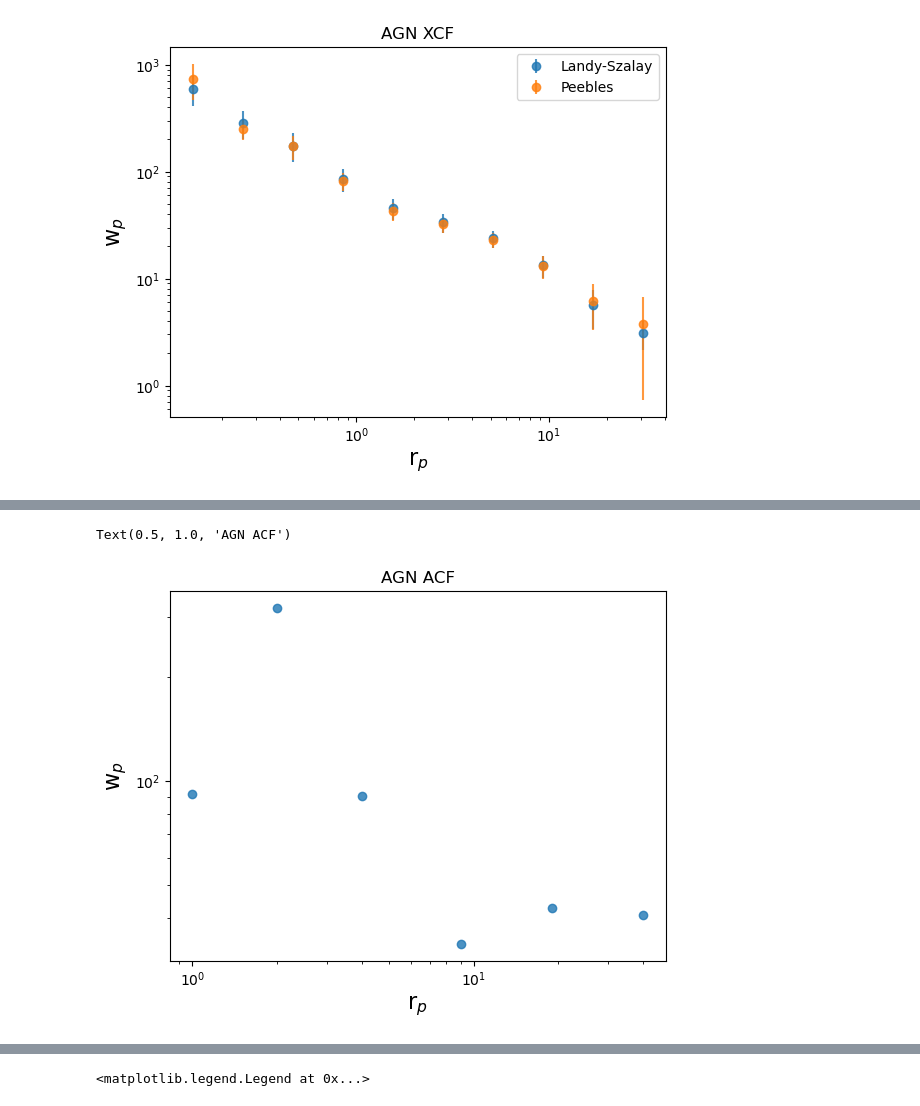
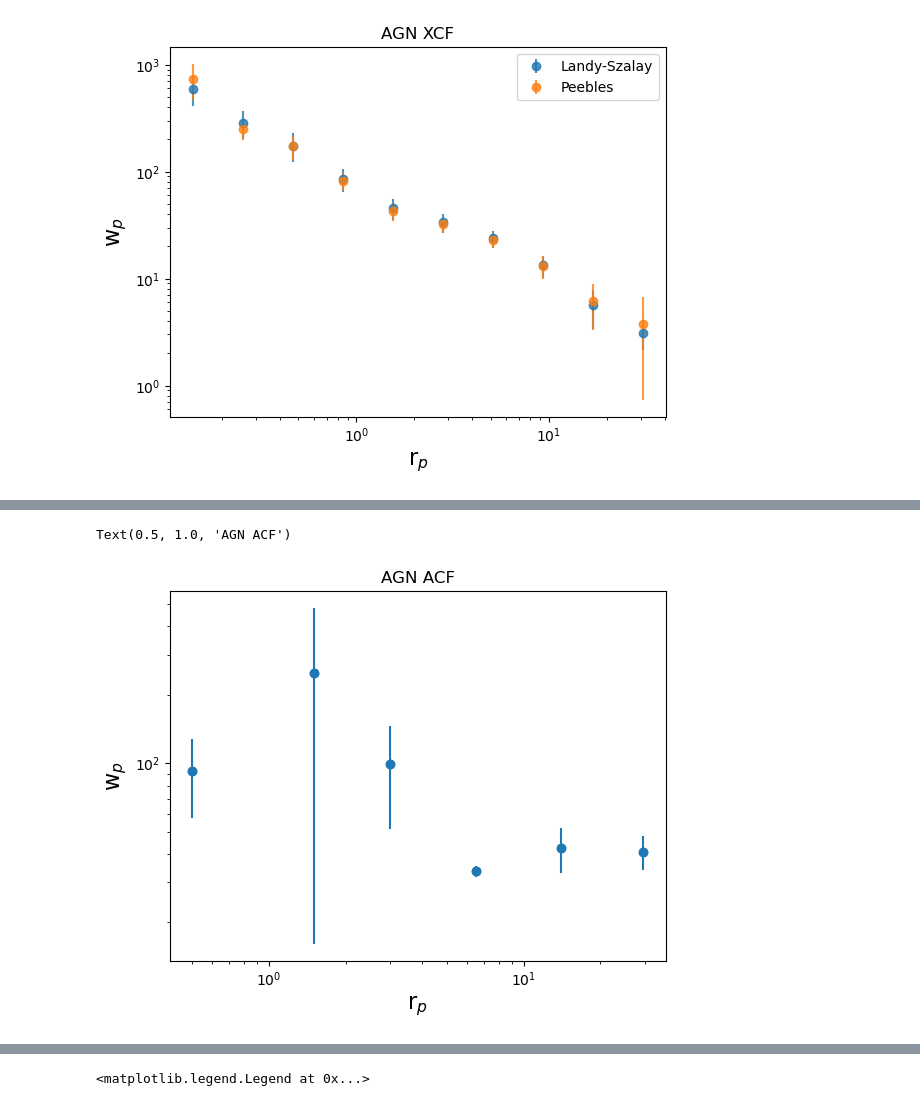
Before and after one commit to mcp74/AGNclustering, a Jupyter notebook: clustering_test.ipynb, the cells around one changed output, grey strips where cells are left out. Drawn from its saved outputs; the diff is of its cells as text; code cells hidden in the pictures.

```diff
--- a/clustering_test.ipynb
+++ b/clustering_test.ipynb
@@ -416,7 +415,7 @@ plt.legend()
 # %%
 # Collapsing 2d correlation function along rp - Auto_wp Landay-Szalay
 %autoreload 2
-pi,wppi_aa = wz.auto_wppi(agn, arand, bins, pibins, pimax, 5, estimator='L')
+pi,wppi_aa,wppi_aa_err,cov = wz.auto_wppi(agn, arand, bins, pibins, pimax, 5, estimator='L')
 # %% [output]
 using LCDM cosmology: Om0=.3, H0=70
 In gridlink_mocks_double> Running with [nmesh_x, nmesh_y, nmesh_z]  = 18,17,9.  Time taken =   0.001 sec
@@ -431,13 +470,14 @@ In gridlink_mocks_double> Running with [nmesh_x, nmesh_y, nmesh_z]  = 20,20,10.
 # %%
 plt.yscale("log")
 plt.xscale("log")
-plt.scatter(pibins,wppi_aa, alpha=0.8)
+plt.scatter(pi,wppi_aa, alpha=0.8)
+plt.errorbar(pi,wppi_aa,yerr=wppi_aa_err,fmt='o')
 plt.xlabel('r$_{p}$',fontsize=16)
 plt.ylabel('w$_{p}$',fontsize=16)
 plt.title('AGN ACF')
 # %% [output]
 Text(0.5, 1.0, 'AGN ACF')
-[figure, old version]
+[figure, new version]
 # %%
 # Collapsing 2d correlation function alon rp - Landay Estimator
 %autoreload 2
```
Also changed, not shown: parts of 14 cells of this notebook, 3 other files.
